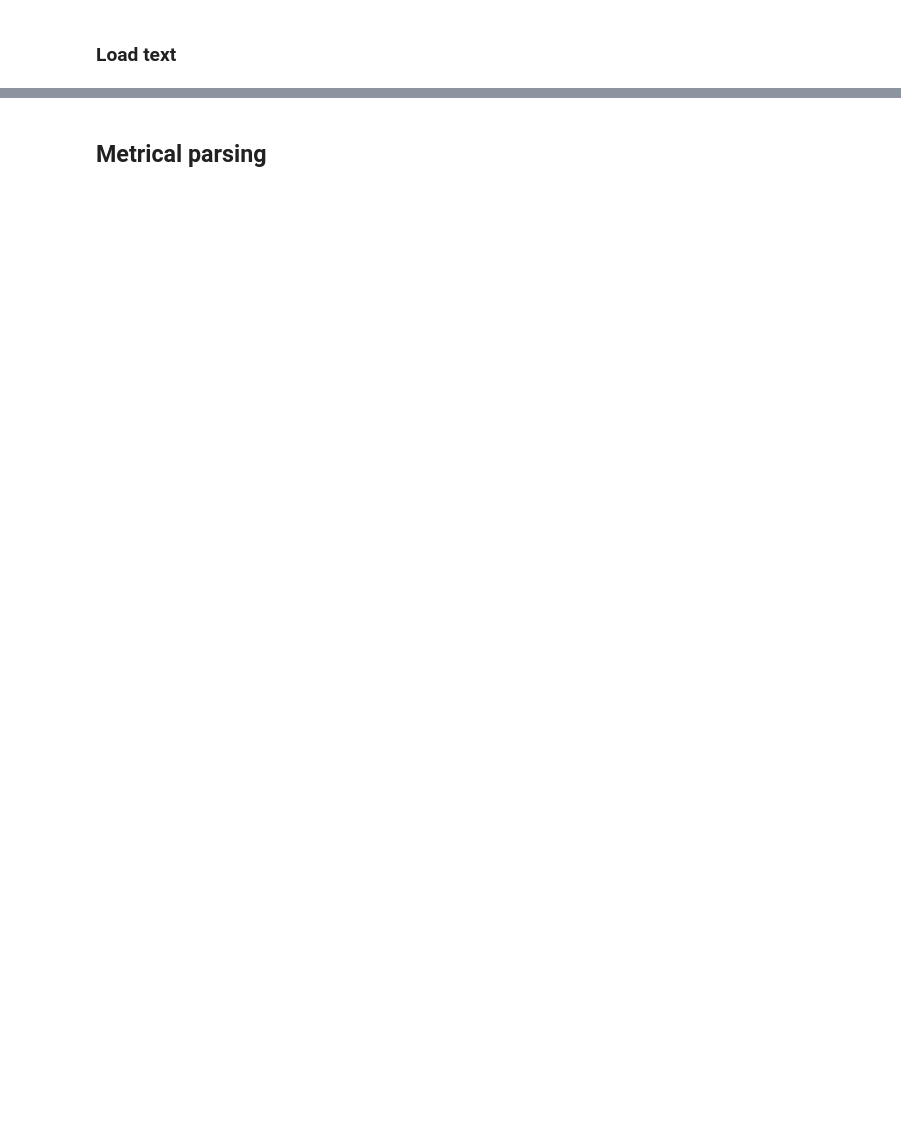
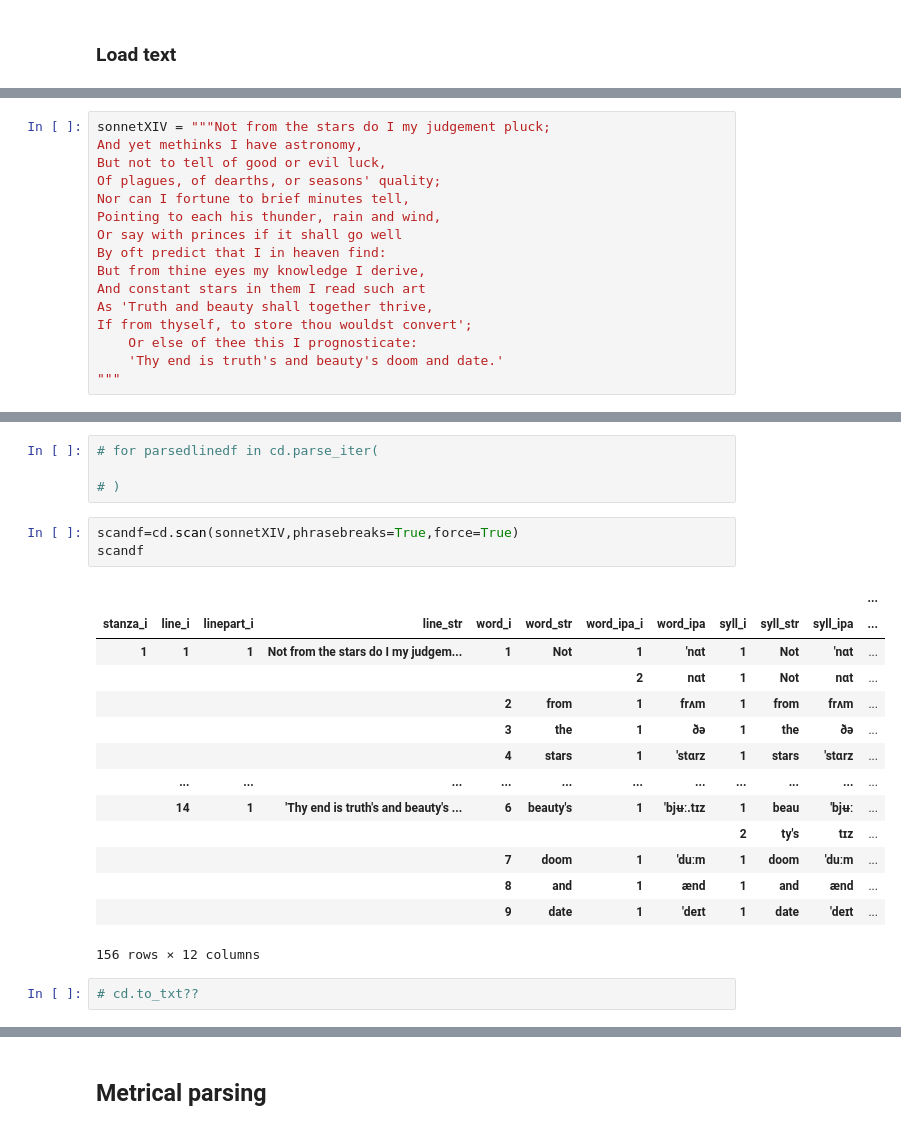
Before and after one commit to quadrismegistus/cadence, a Jupyter notebook: notebooks/README-v2.ipynb, the cells around one changed output, grey strips where cells are left out. Drawn from its saved outputs; the diff is of its cells as text; blank space fills up the shorter version.

```diff
--- a/notebooks/README-v2.ipynb
+++ b/notebooks/README-v2.ipynb
@@ -31,0 +46,16 @@ Brought Death into the World, and all our woe
+# %%
+sonnetXIV = """Not from the stars do I my judgement pluck;
+And yet methinks I have astronomy,
+But not to tell of good or evil luck,
+Of plagues, of dearths, or seasons' quality;
+Nor can I fortune to brief minutes tell,
+Pointing to each his thunder, rain and wind,
+Or say with princes if it shall go well
+By oft predict that I in heaven find:
+But from thine eyes my knowledge I derive,
+And constant stars in them I read such art
+As 'Truth and beauty shall together thrive,
+If from thyself, to store thou wouldst convert';
+    Or else of thee this I prognosticate:
+    'Thy end is truth's and beauty's doom and date.'
+"""
@@ -31,0 +103,24 @@ Brought Death into the World, and all our woe
+# %%
+# for parsedlinedf in cd.parse_iter(
+
+# )
+# %%
+scandf=cd.scan(sonnetXIV,phrasebreaks=True,force=True)
+scandf
+# %% [output]
+|  |  |  |  |  |  |  |  |  |  |  | ... |
+| stanza_i | line_i | linepart_i | line_str | word_i | word_str | word_ipa_i | word_ipa | syll_i | syll_str | syll_ipa | ... |
+| 1 | 1 | 1 | Not from the stars do I my judgem... | 1 | Not | 1 | 'nɑt | 1 | Not | 'nɑt | ... |
+|  |  |  |  |  |  | 2 | nɑt | 1 | Not | nɑt | ... |
+|  |  |  |  | 2 | from | 1 | frʌm | 1 | from | frʌm | ... |
+|  |  |  |  | 3 | the | 1 | ðə | 1 | the | ðə | ... |
+|  |  |  |  | 4 | stars | 1 | 'stɑrz | 1 | stars | 'stɑrz | ... |
+|  | ... | ... | ... | ... | ... | ... | ... | ... | ... | ... | ... |
+|  | 14 | 1 | 'Thy end is truth's and beauty's ... | 6 | beauty's | 1 | 'bjʉː.tɪz | 1 | beau | 'bjʉː | ... |
+|  |  |  |  |  |  |  |  | 2 | ty's | tɪz | ... |
+|  |  |  |  | 7 | doom | 1 | 'duːm | 1 | doom | 'duːm | ... |
+|  |  |  |  | 8 | and | 1 | ænd | 1 | and | ænd | ... |
+|  |  |  |  | 9 | date | 1 | 'deɪt | 1 | date | 'deɪt | ... |
+156 rows × 12 columns
+# %%
+# cd.to_txt??
```
Also changed, not shown: parts of 32 cells of this notebook, 6 other files.
